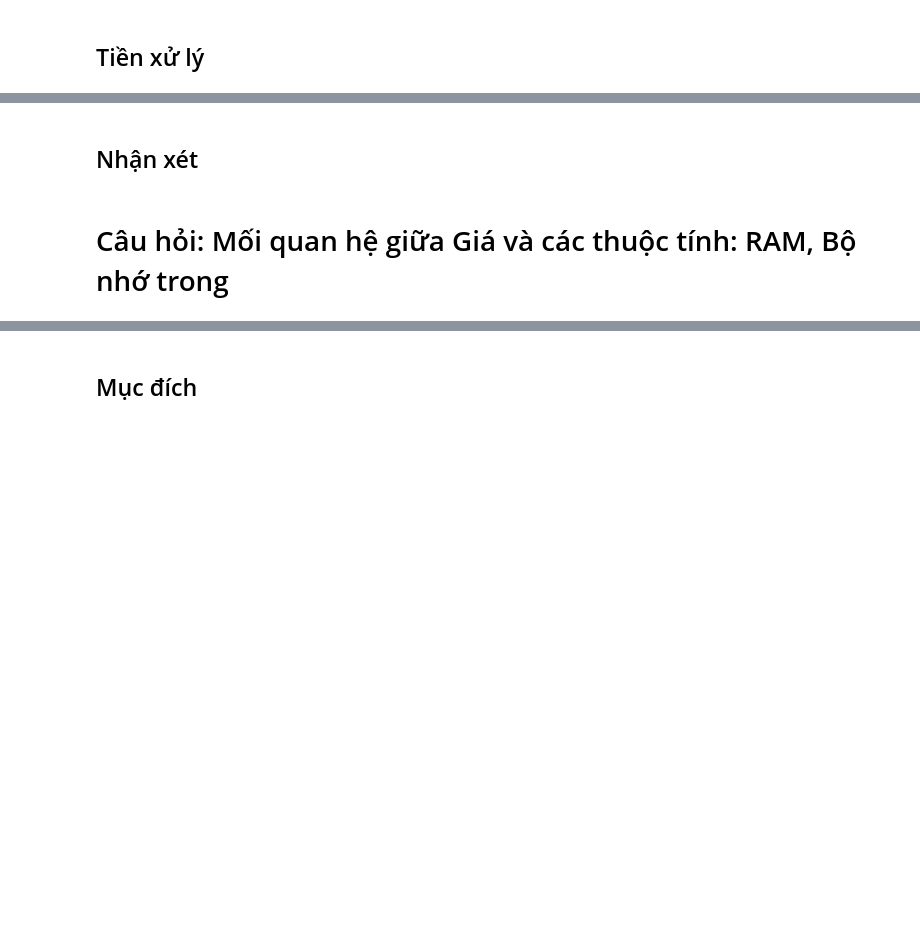
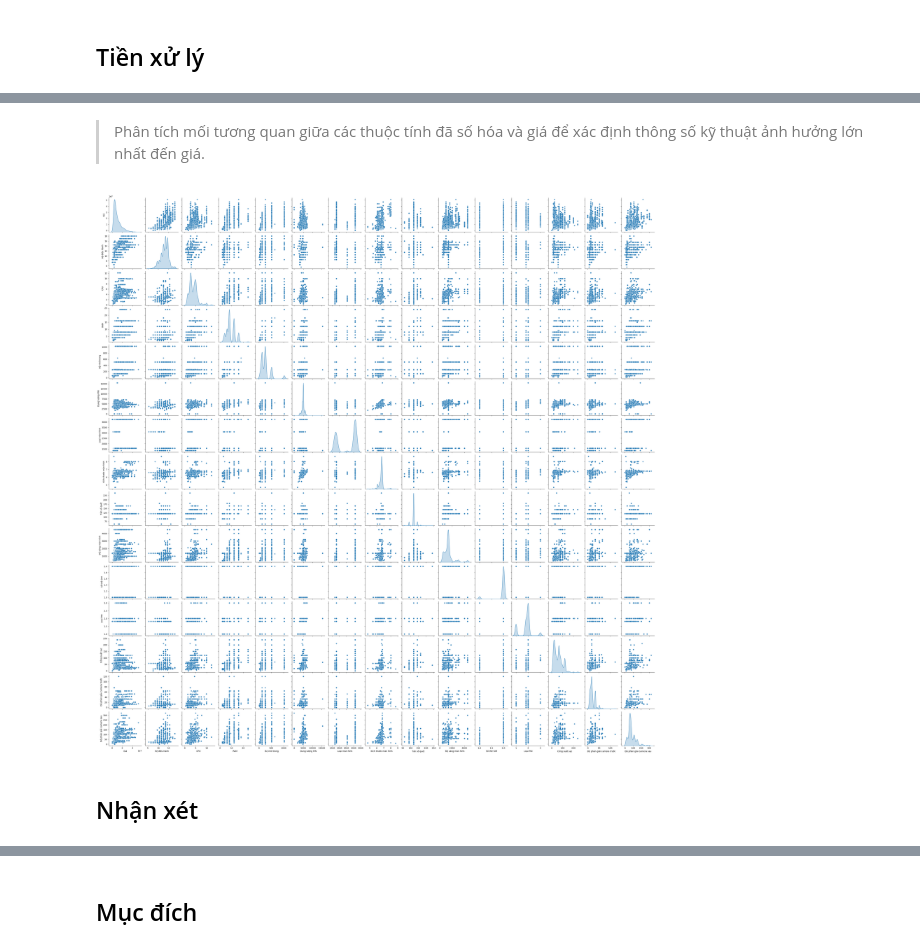
Before and after one commit to Yogurt01/G2_IntroToDataScience_CQ2022-21_Lab, a Jupyter notebook: notebooks/3.2-eda-22120029.ipynb, the cells around one changed output, grey strips where cells are left out. Cells and saved outputs as stored; diff of their text form; code cells hidden in the pictures; blank space fills up the shorter version.

```diff
--- a/notebooks/3.2-eda-22120029.ipynb
+++ b/notebooks/3.2-eda-22120029.ipynb
@@ -97,0 +187,6 @@ df = df.corr()
+# %%
+# Tính giá trị số hóa cho 'Loại Pin' (có Nan)
+battery_value = {'Li-Po': 2, 'Li-Ion': 1, 'Si/C': 3}
+data_copy['Loại PIN'] = data_copy['Loại PIN'].map(battery_value)
+
+# Lí do: Loại pin Li-Po thường có tuổi thọ cao hơn so với Li-Ion, còn Si/C là loại pin mới nhất và có tuổi thọ cao nhất.
@@ -97,0 +195,15 @@ df = df.corr()
+# %%
+# Hàm số hóa camera
+def encode_camera_resolution(camera_list):
+    if not camera_list:  # Nếu danh sách trống
+        return 0
+    total_resolution = sum(camera_list)  # Tổng độ phân giải
+    additional_value = 1 / len(camera_list)  # Giá trị cộng thêm
+    return total_resolution + additional_value
+
+# Tính giá trị số hóa cho 'Độ phân giải camera trước' và 'Độ phân giải camera sau' (không có Nan)
+data_copy['Độ phân giải camera trước'] = data_copy['Độ phân giải camera trước'].apply(encode_camera_resolution)
+data_copy['Độ phân giải camera sau'] = data_copy['Độ phân giải camera sau'].apply(encode_camera_resolution)
+
+# Lí do: Độ phân giải càng cao thì chất lượng ảnh càng tốt, do đó ta có thể số hóa các giá trị này để dễ dàng phân tích.
+# Một camera có độ phân giải cao có giá trị hơn tổng độ phân giải của các camera có độ phân giải thấp.
@@ -97,0 +212,14 @@ df = df.corr()
+# %%
+# Tạo một df mới chứa các thông số của "Thiết kế" (có Nan)
+df = pd.DataFrame({"Thiết kế": data_copy["Thiết kế"].astype(str).copy()})
+df["Thiết kế"] = df["Thiết kế"].str.lower()  # Chuyển tất cả thành chữ thường
+
+# Tính số gái trị của "Thiết kế"
+design_value = df["Thiết kế"].value_counts().to_dict()
+
+# Xóa cột "Thiết kế"
+data_copy = data_copy.drop(columns=["Thiết kế"])
+
+# Lí do: Thiết kế của điện thoại bao gồm các yếu tố như vật liệu, khung, họa tiết, kiểu dáng, và các tính năng bổ trợ đặc biệt, v.v.
+# Kiểu dữ liệu này không tuân thủ theo một quy tắc cụ thể nào, do đó ta không thể số hóa nó một cách chính xác.
+# Vì vậy, ta sẽ xóa cột này và việc đánh giá thiết kế sẽ được thực hiện sau.
@@ -97,0 +228,6 @@ df = df.corr()
+# %%
+# Xử lý cột "SIM"
+data_copy['Số thẻ SIM'] = data_copy['Số thẻ SIM'].fillna(data_copy['Số thẻ SIM'].min()) # Fillna với giá trị nhỏ nhất
+
+# Xử lý tẩt cả các cột còn lại với giá trị mean
+data_copy = data_copy.fillna(data_copy.mean())
@@ -106,0 +301,2 @@ plt.show()
+# %% [markdown]
+> Phân tích mối tương quan giữa các thuộc tính đã số hóa và giá để xác định thông số kỹ thuật ảnh hưởng lớn nhất đến giá.
@@ -107,4 +330,8 @@ plt.show()
+# %%
+# Vẽ biểu đồ pairplot
+sns.pairplot(data_copy, diag_kind='kde', plot_kws={'alpha': 0.7})
+plt.show()
+# %% [output]
+[figure, added]
 # %% [markdown]
 ## Nhận xét
-# %% [markdown]
-# Câu hỏi: Mối quan hệ giữa Giá và các thuộc tính: RAM, Bộ nhớ trong
```
Also changed, not shown: parts of 40 cells of this notebook.
